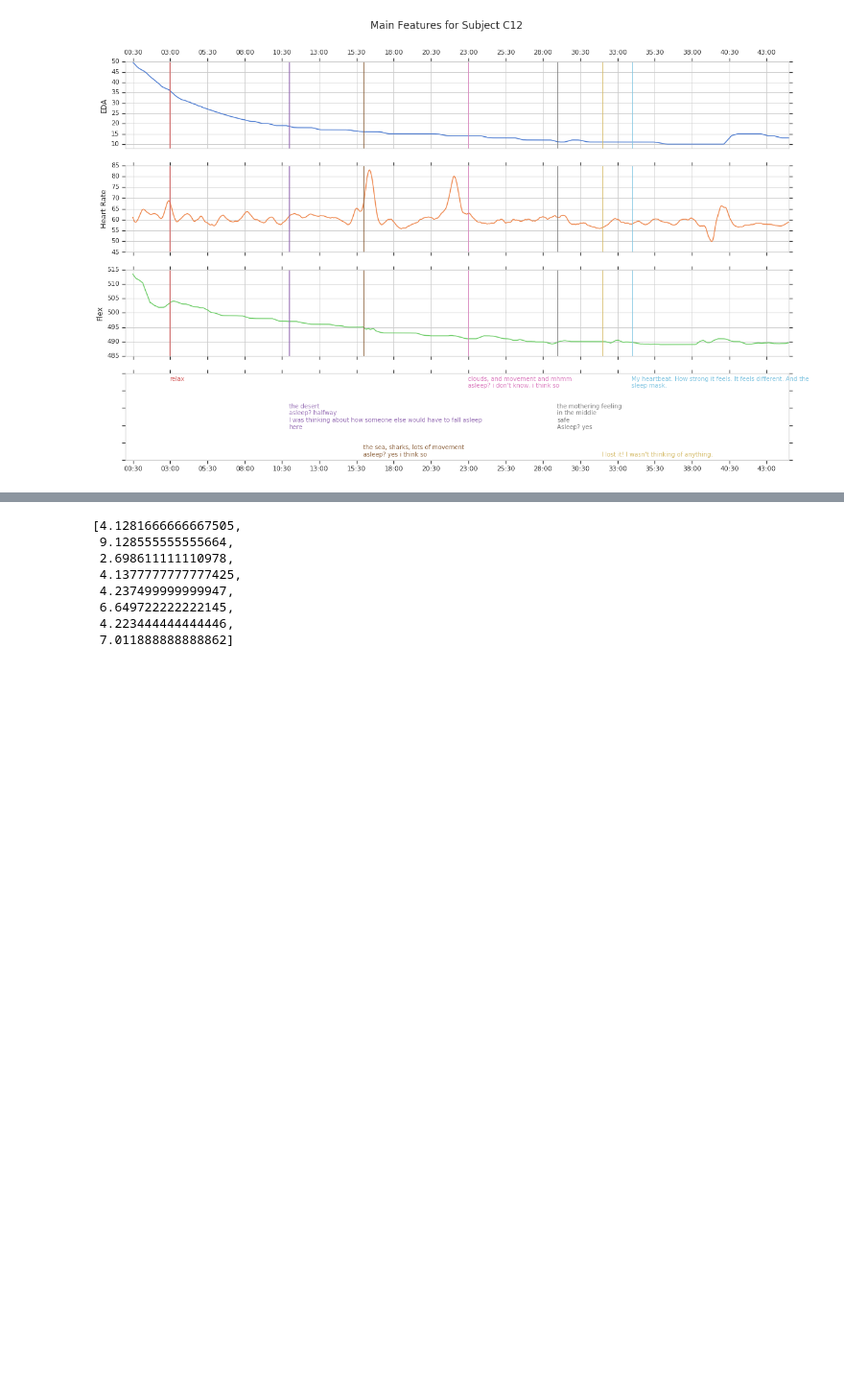
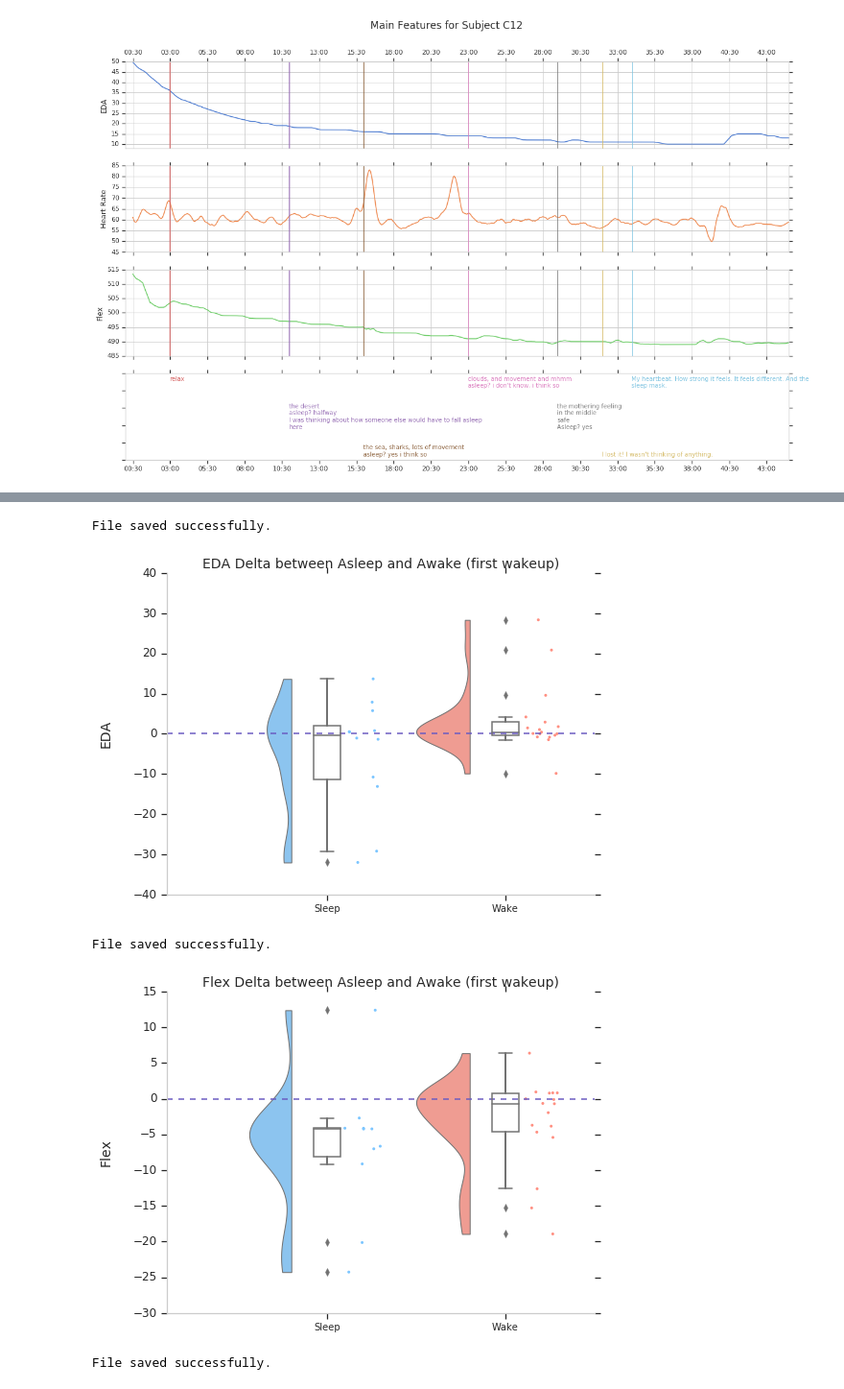
Before and after one commit to eyalperry88/openSleep, a Jupyter notebook: data_analysis/analyze.ipynb, the cells around one changed output, grey strips where cells are left out. Shown at 96% size. Cells and saved outputs as stored; diff of their text form; code cells hidden in the pictures; blank space fills up the shorter version.

```diff
--- a/data_analysis/analyze.ipynb
+++ b/data_analysis/analyze.ipynb
@@ -621,11 +625,43 @@ File saved successfully.
-# %%
- flex_deltas_asleep[0]
-# %% [output]
-[4.1281666666667505,
- 9.128555555555664,
- 2.698611111110978,
- 4.1377777777777425,
- 4.237499999999947,
- 6.649722222222145,
- 4.223444444444446,
- 7.011888888888862]
+# %%
+flex_deltas_asleep_cut = flex_deltas_asleep[0].copy()
+flex_deltas_asleep_cut = np.delete(flex_deltas_asleep_cut, np.argmax(flex_deltas_asleep_cut))
+
+data_to_plot = [0 - np.array(eda_deltas_asleep[0]), 0 - np.array(eda_deltas_awake[0])] #, eda_deltas_awake[1], eda_deltas_asleep[1], eda_deltas_awake[2], eda_deltas_asleep[2]]
+raincloud_plot(
+    data_to_plot,
+    title = "EDA Delta between Asleep and Awake (first wakeup)",
+    xlabel = "",
+    ylabel = "EDA",
+    filename = "deltas_eda",
+    width = 0.6,
+    percentile=0
+)
+
+data_to_plot = [0 - np.array(flex_deltas_asleep_cut), 0 - np.array(flex_deltas_awake[0])] #, eda_deltas_awake[1], eda_deltas_asleep[1], eda_deltas_awake[2], eda_deltas_asleep[2]]
+raincloud_plot(
+    data_to_plot,
+    title = "Flex Delta between Asleep and Awake (first wakeup)",
+    xlabel = "",
+    ylabel = "Flex",
+    filename = "deltas_flex",
+    width = 0.6,
+    percentile=0
+)
+
+
+data_to_plot = [0 - np.array(hr_deltas_asleep[0]), 0 - np.array(hr_deltas_awake[0])] #, eda_deltas_awake[1], eda_deltas_asleep[1], eda_deltas_awake[2], eda_deltas_asleep[2]]
+raincloud_plot(
+    data_to_plot,
+    title = "HR Delta between Asleep and Awake (first wakeup)",
+    xlabel = "",
+    ylabel = "HR",
+    filename = "deltas_hr",
+    width = 0.6,
+    percentile=0
+)
+# %% [output]
+File saved successfully.
+[figure, added]
+File saved successfully.
+[figure, added]
+File saved successfully.
```
Also changed, not shown: parts of 6 cells of this notebook, 3 other files.
